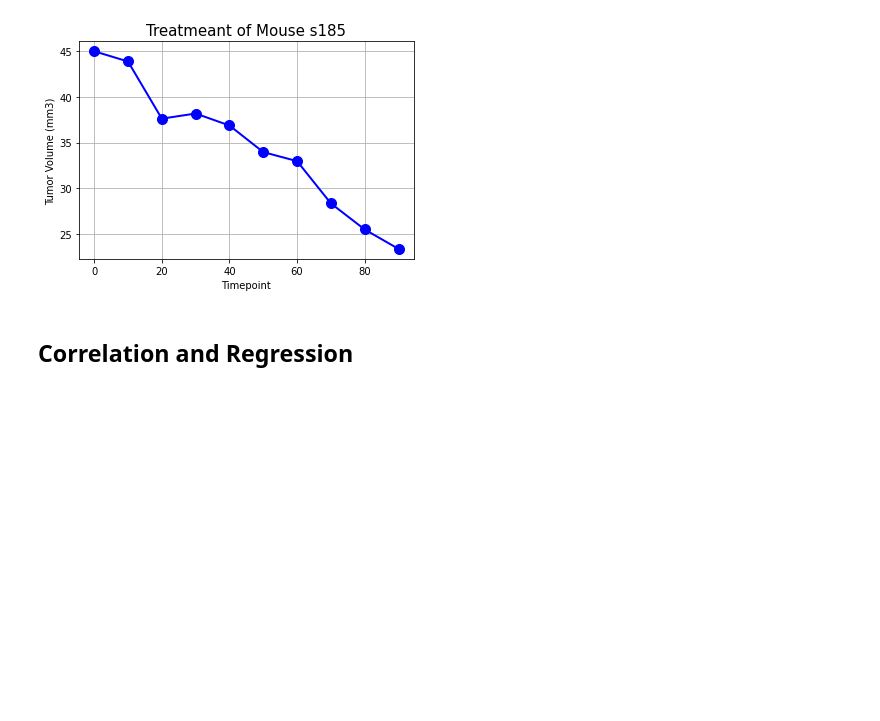
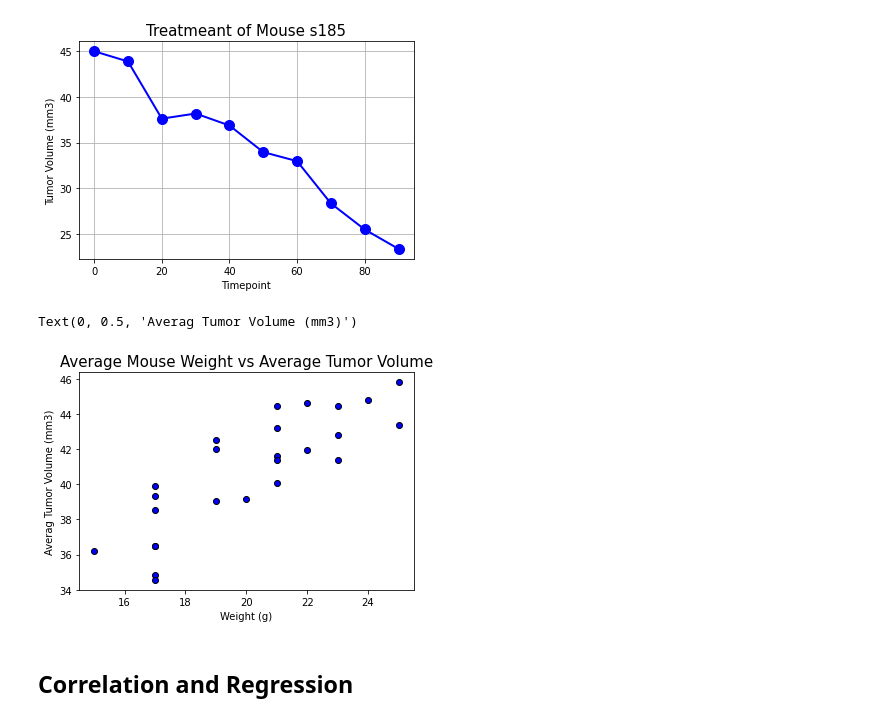
Before and after one commit to arcebri1/PharmaceuticalAnalysisPlotting, a Jupyter notebook: pymaceuticals_starter.ipynb, the cells around one changed output. Drawn from its saved outputs; the diff is of its cells as text; code cells hidden in the pictures; blank space fills up the shorter version.

Commit message:
scatter plot

```diff
--- a/pymaceuticals_starter.ipynb
+++ b/pymaceuticals_starter.ipynb
@@ -374,3 +377,18 @@ plt.grid()
+# %%
+# Generate a scatter plot of mouse weight versus average tumor volume for the Capomulin regimen
+avg_mouse_cap=capomulin_df.groupby(['Mouse ID']).mean()
+# avg_mouse_cap
+avg_tum_vol=avg_mouse_cap['Tumor Volume (mm3)']
+# avg_tum_vol
+avg_weight_vol=avg_mouse_cap['Weight (g)']
+# avg_weight_vol
+plt.scatter(avg_weight_vol, avg_tum_vol, marker="o", facecolors="blue", edgecolors="black")
+plt.title('Average Mouse Weight vs Average Tumor Volume',fontsize =15)
+plt.xlabel('Weight (g)',fontsize =10)
+plt.ylabel('Averag Tumor Volume (mm3)',fontsize =10)
+# %% [output]
+Text(0, 0.5, 'Averag Tumor Volume (mm3)')
+[figure, added]
 # %% [markdown]
 ## Correlation and Regression
 # %%
```
Also changed, not shown: parts of 2 cells of this notebook.
